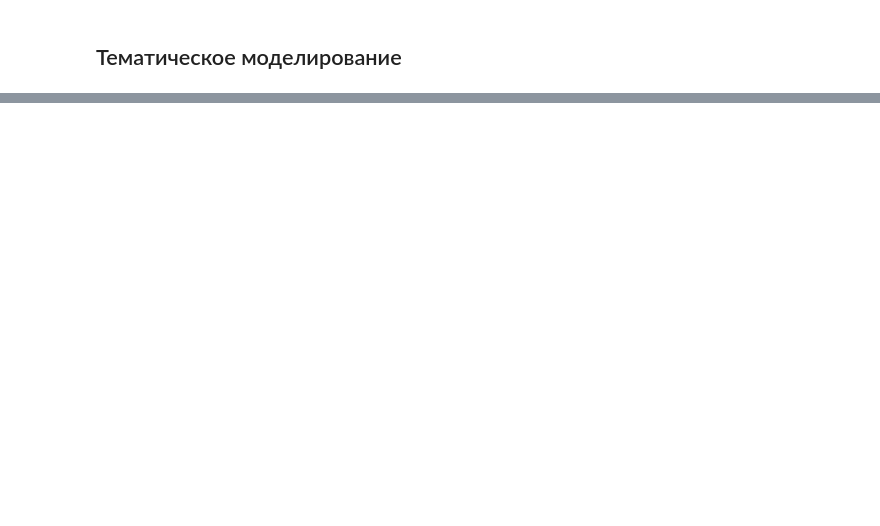
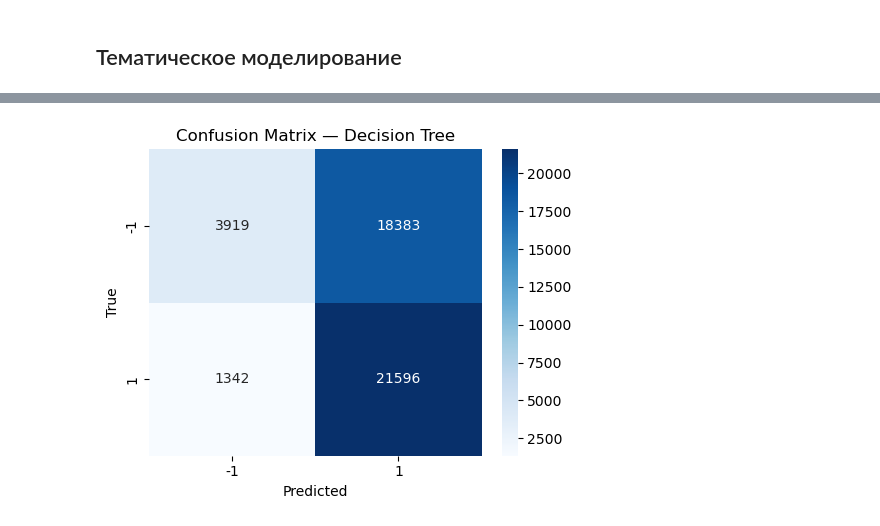
Before and after one commit to Arkturiuso/MLTeamProject, a Jupyter notebook: TwitterPosts.ipynb, the cells around one changed output, grey strips where cells are left out. Cells and saved outputs as stored; diff of their text form; code cells hidden in the pictures; blank space fills up the shorter version.

```diff
--- a/TwitterPosts.ipynb
+++ b/TwitterPosts.ipynb
@@ -205,0 +301,5 @@ print_topics(nmf_neg, vectorizer.get_feature_names_out())
+# %%
+dt = DecisionTreeClassifier(max_depth=10, random_state=42)
+dt.fit(X_train, y_train)
+dt_preds = dt.predict(X_test)
+dt_probs = dt.predict_proba(X_test)[:, 1]
@@ -205,0 +328,8 @@ print_topics(nmf_neg, vectorizer.get_feature_names_out())
+# %%
+cm = confusion_matrix(y_test, dt_preds)
+plt.figure(figsize=(5, 4))
+sns.heatmap(cm, annot=True, fmt="d", cmap="Blues", xticklabels=["-1", "1"], yticklabels=["-1", "1"])
+plt.title("Confusion Matrix — Decision Tree")
+plt.ylabel("True"); plt.xlabel("Predicted"); plt.tight_layout(); plt.show()
+# %% [output]
+[figure, added]
```
Also changed, not shown: parts of 33 cells of this notebook, 2 other files.
